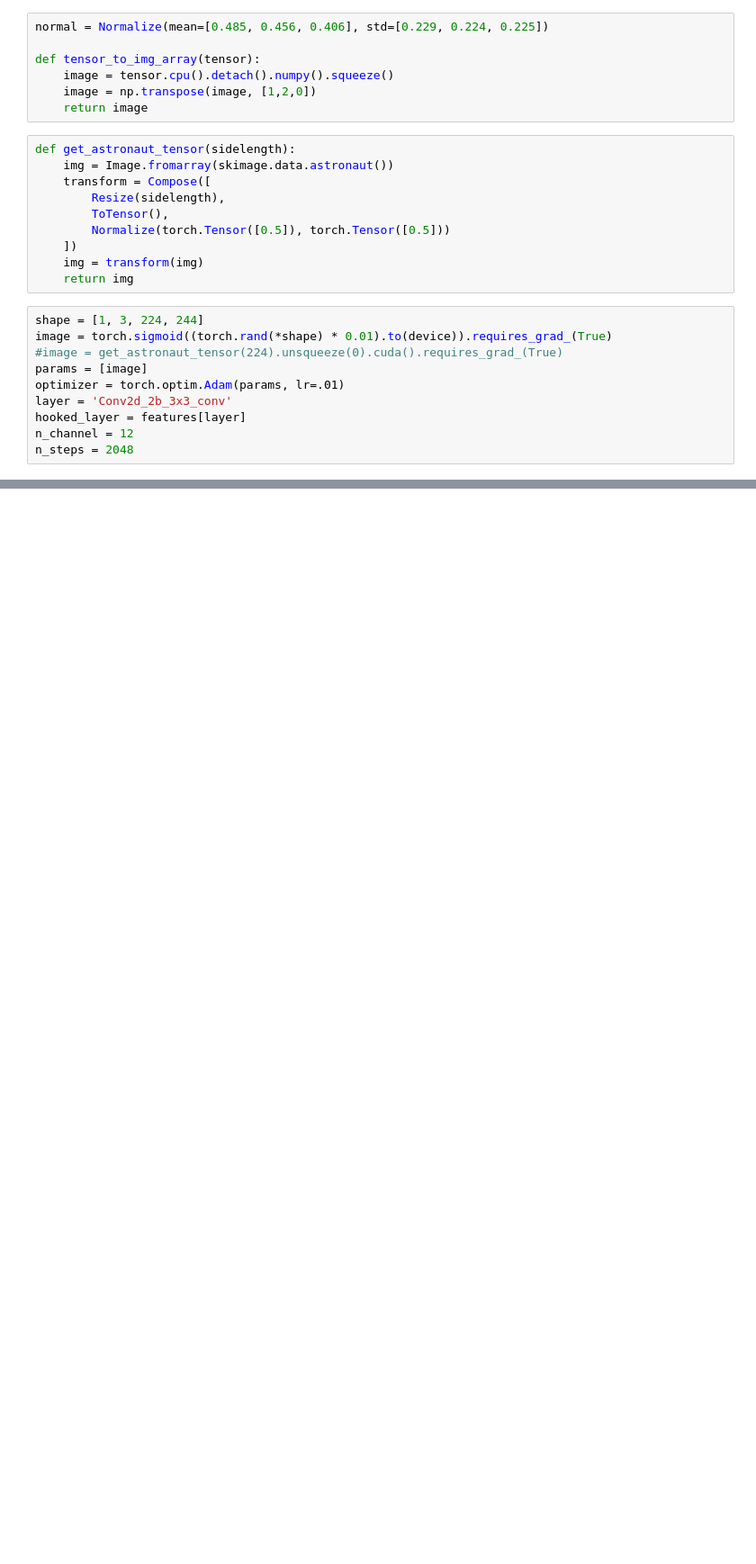
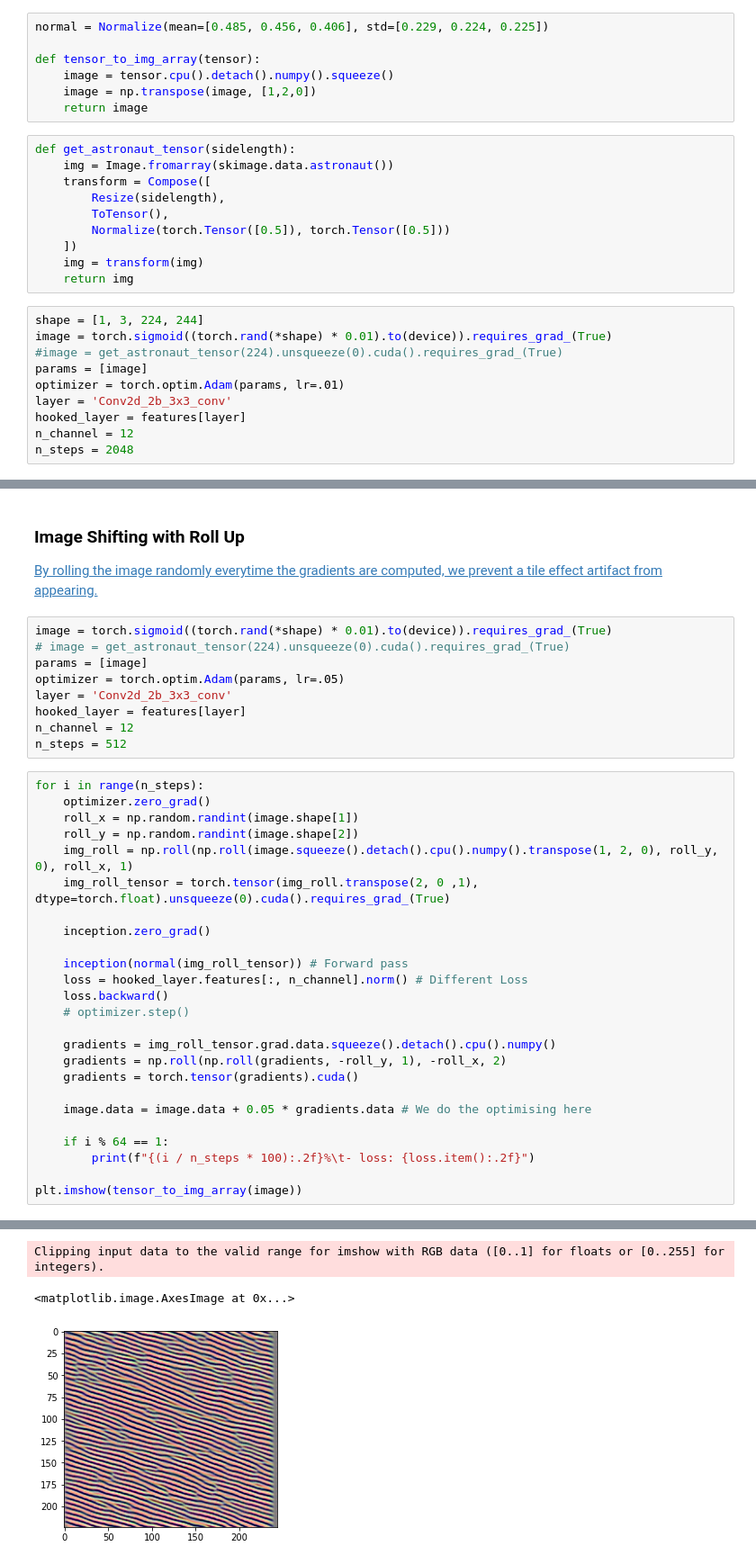
Before and after one commit to joshmurr/machine-learnings, a Jupyter notebook: mini-dream/mini_dream.ipynb, the cells around one changed output, grey strips where cells are left out. Shown at 90% size. Drawn from its saved outputs; the diff is of its cells as text; blank space fills up the shorter version.

Commit message:
Better dreams

```diff
--- a/mini-dream/mini_dream.ipynb
+++ b/mini-dream/mini_dream.ipynb
@@ -128,0 +123,39 @@ Clipping input data to the valid range for imshow with RGB data ([0..1] for floa
+# %% [markdown]
+### Image Shifting with Roll Up
+
+[By rolling the image randomly everytime the gradients are computed, we prevent a tile effect artifact from appearing.](https://github.com/juanigp/Pytorch-Deep-Dream/blob/master/Deep_Dream.ipynb)
+# %%
+image = torch.sigmoid((torch.rand(*shape) * 0.01).to(device)).requires_grad_(True)
+# image = get_astronaut_tensor(224).unsqueeze(0).cuda().requires_grad_(True)
+params = [image]
+optimizer = torch.optim.Adam(params, lr=.05)
+layer = 'Conv2d_2b_3x3_conv'
+hooked_layer = features[layer]
+n_channel = 12
+n_steps = 512
+# %%
+for i in range(n_steps):
+    optimizer.zero_grad()
+    roll_x = np.random.randint(image.shape[1])
+    roll_y = np.random.randint(image.shape[2])
+    img_roll = np.roll(np.roll(image.squeeze().detach().cpu().numpy().transpose(1, 2, 0), roll_y, 0), roll_x, 1)
+    img_roll_tensor = torch.tensor(img_roll.transpose(2, 0 ,1), dtype=torch.float).unsqueeze(0).cuda().requires_grad_(True)
+
+    inception.zero_grad()
+
+    inception(normal(img_roll_tensor)) # Forward pass
+    loss = hooked_layer.features[:, n_channel].norm() # Different Loss
+    loss.backward()
+    # optimizer.step()
+
+    gradients = img_roll_tensor.grad.data.squeeze().detach().cpu().numpy()
+    gradients = np.roll(np.roll(gradients, -roll_y, 1), -roll_x, 2)
+    gradients = torch.tensor(gradients).cuda()
+
+    image.data = image.data + 0.05 * gradients.data # We do the optimising here
+
+    if i % 64 == 1:
+        print(f"{(i / n_steps * 100):.2f}%\t- loss: {loss.item():.2f}")
+
+plt.imshow(tensor_to_img_array(image))
+# %% [output]
@@ -128,0 +170,3 @@ Clipping input data to the valid range for imshow with RGB data ([0..1] for floa
+Clipping input data to the valid range for imshow with RGB data ([0..1] for floats or [0..255] for integers).
+<matplotlib.image.AxesImage at 0x...>
+[figure, added]
```
Also changed, not shown: parts of 4 cells of this notebook.
